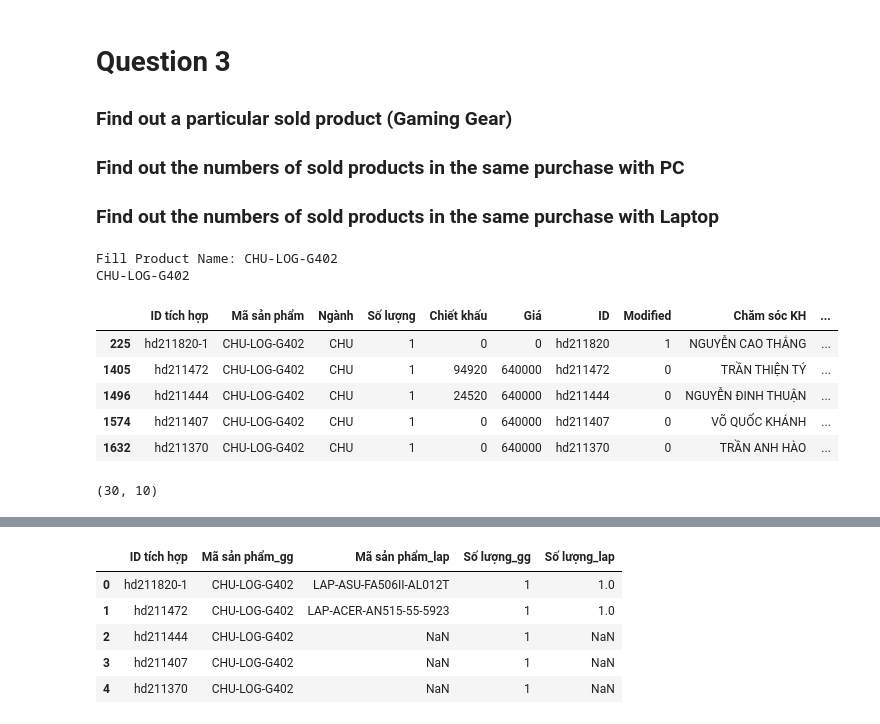
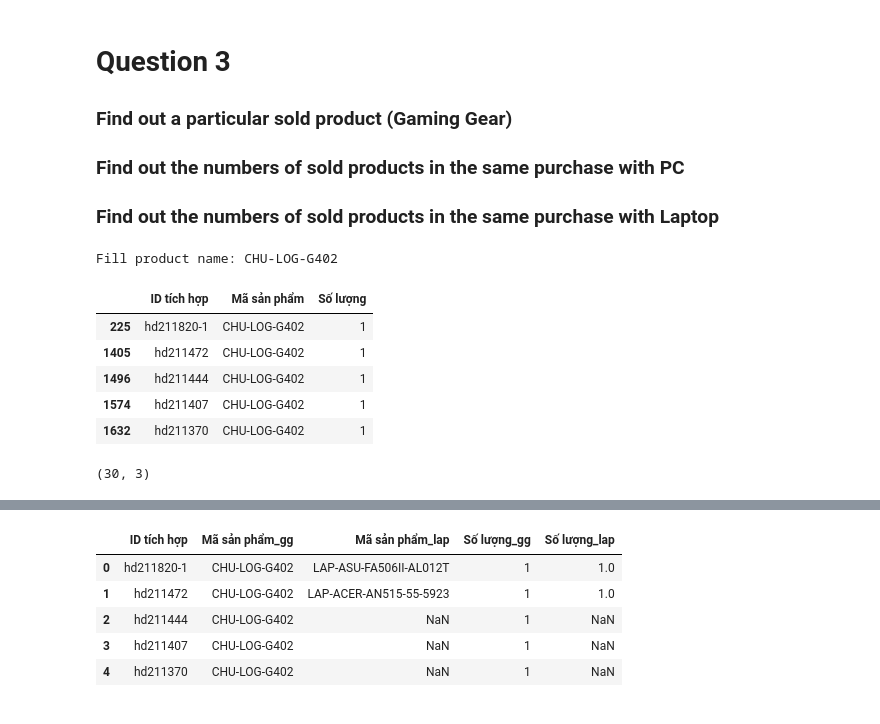
Before and after one commit to Linh-Thai/learningda, a Jupyter notebook: GEARVN/Homework GEARVN.ipynb, the cells around one changed output, grey strips where cells are left out. Drawn from its saved outputs; the diff is of its cells as text; code cells hidden in the pictures.

```diff
--- a/GEARVN/Homework GEARVN.ipynb
+++ b/GEARVN/Homework GEARVN.ipynb
@@ -542,23 +542,22 @@ dtype: float64
 ### Find out the numbers of sold products in the same purchase with PC
 ### Find out the numbers of sold products in the same purchase with Laptop
 # %%
-x = str(input('Fill Product Name: '))
-print(x)
+x = str(input('Fill product name: '))
 # %% [output]
-Fill Product Name: CHU-LOG-G402
-CHU-LOG-G402
+Fill product name: CHU-LOG-G402
 # %%
-pdf_gg = pdf_orderdetail[(pdf_orderdetail["Mã sản phẩm"] == x)]
+ls_col_gg = ['ID tích hợp', 'Mã sản phẩm', 'Số lượng']
+pdf_gg = pdf_orderdetail[(pdf_orderdetail["Mã sản phẩm"] == x)][ls_col_gg]
 display(pdf_gg.head())
 print(pdf_gg.shape)
 # %% [output]
-|  | ID tích hợp | Mã sản phẩm | Ngành | Số lượng | Chiết khấu | Giá | ID | Modified | Chăm sóc KH | ... |
-| 225 | hd211820-1 | CHU-LOG-G402 | CHU | 1 | 0 | 0 | hd211820 | 1 | NGUYỄN CAO THẮNG | ... |
-| 1405 | hd211472 | CHU-LOG-G402 | CHU | 1 | 94920 | 640000 | hd211472 | 0 | TRẦN THIỆN TÝ | ... |
-| 1496 | hd211444 | CHU-LOG-G402 | CHU | 1 | 24520 | 640000 | hd211444 | 0 | NGUYỄN ĐINH THUẬN | ... |
-| 1574 | hd211407 | CHU-LOG-G402 | CHU | 1 | 0 | 640000 | hd211407 | 0 | VÕ QUỐC KHÁNH | ... |
-| 1632 | hd211370 | CHU-LOG-G402 | CHU | 1 | 0 | 640000 | hd211370 | 0 | TRẦN ANH HÀO | ... |
+|  | ID tích hợp | Mã sản phẩm | Số lượng |
+| 225 | hd211820-1 | CHU-LOG-G402 | 1 |
+| 1405 | hd211472 | CHU-LOG-G402 | 1 |
+| 1496 | hd211444 | CHU-LOG-G402 | 1 |
+| 1574 | hd211407 | CHU-LOG-G402 | 1 |
+| 1632 | hd211370 | CHU-LOG-G402 | 1 |
-(30, 10)
+(30, 3)
 # %%
 #Numbers of product sold
 numbers_gg_sold = pdf_gg.shape[0]
```
Also changed, not shown: parts of 16 cells of this notebook.
